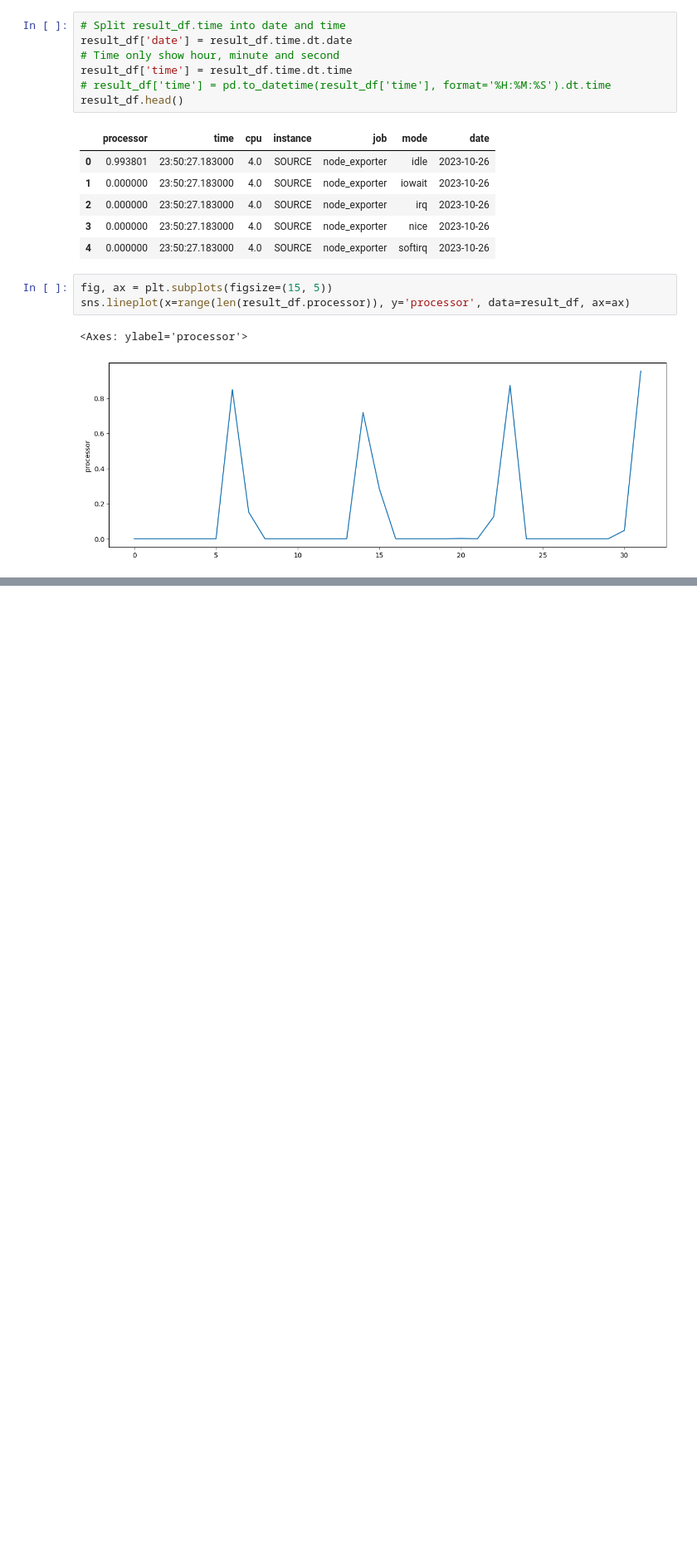
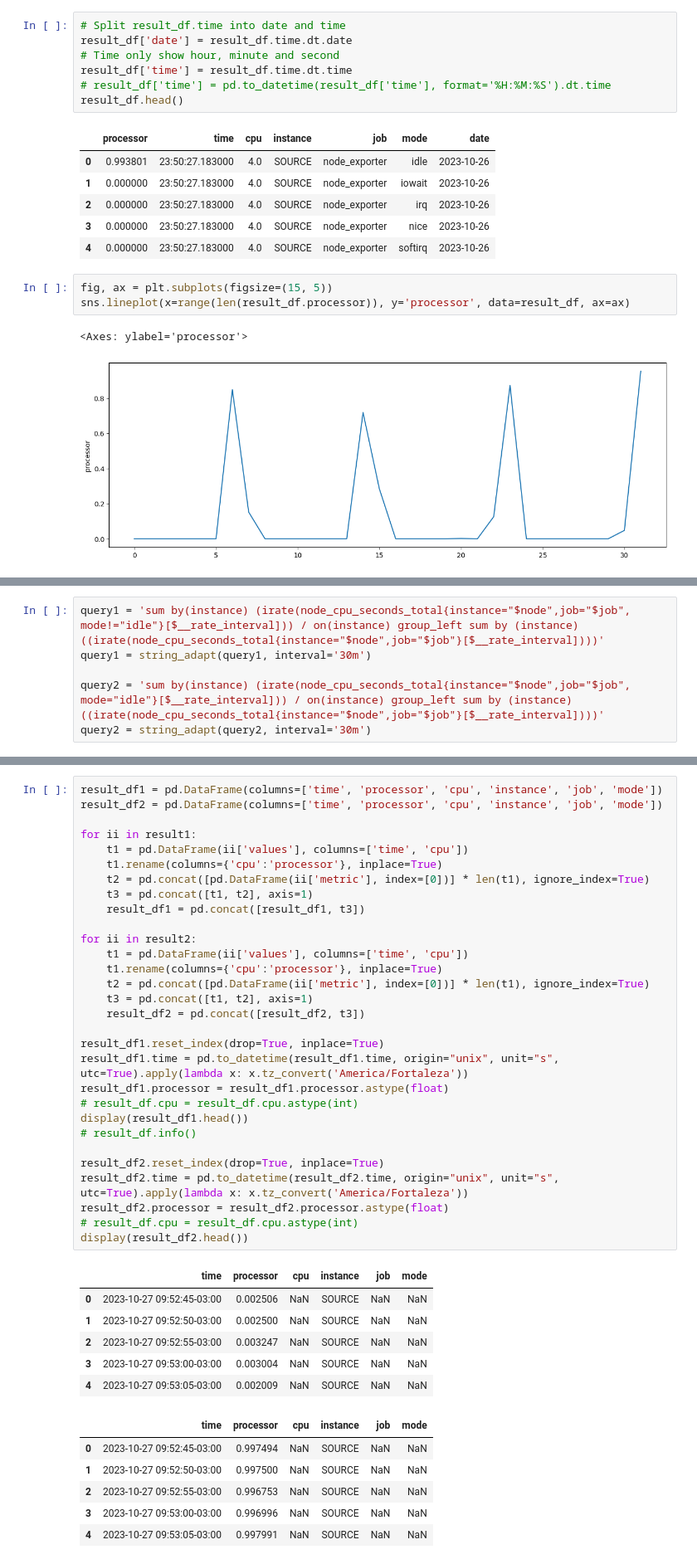
Before and after one commit to bombermal/TCC, a Jupyter notebook: Monitoring_VM/Retrieve/main.ipynb, the cells around one changed output, grey strips where cells are left out. Shown: that part at 83% size. Drawn from its saved outputs; the diff is of its cells as text; blank space fills up the shorter version.

```diff
--- a/Monitoring_VM/Retrieve/main.ipynb
+++ b/Monitoring_VM/Retrieve/main.ipynb
@@ -83,0 +156,6 @@ Timestamp('2023-10-27 00:09:03.448999882-0300', tz='America/Fortaleza')
+# %%
+query1 = 'sum by(instance) (irate(node_cpu_seconds_total{instance="$node",job="$job", mode!="idle"}[$__rate_interval])) / on(instance) group_left sum by (instance)((irate(node_cpu_seconds_total{instance="$node",job="$job"}[$__rate_interval])))'
+query1 = string_adapt(query1, interval='30m')
+
+query2 = 'sum by(instance) (irate(node_cpu_seconds_total{instance="$node",job="$job", mode="idle"}[$__rate_interval])) / on(instance) group_left sum by (instance)((irate(node_cpu_seconds_total{instance="$node",job="$job"}[$__rate_interval])))'
+query2 = string_adapt(query2, interval='30m')
@@ -83,0 +174,43 @@ Timestamp('2023-10-27 00:09:03.448999882-0300', tz='America/Fortaleza')
+# %%
+result_df1 = pd.DataFrame(columns=['time', 'processor', 'cpu', 'instance', 'job', 'mode'])
+result_df2 = pd.DataFrame(columns=['time', 'processor', 'cpu', 'instance', 'job', 'mode'])
+
+for ii in result1:
+    t1 = pd.DataFrame(ii['values'], columns=['time', 'cpu'])
+    t1.rename(columns={'cpu':'processor'}, inplace=True)
+    t2 = pd.concat([pd.DataFrame(ii['metric'], index=[0])] * len(t1), ignore_index=True)
+    t3 = pd.concat([t1, t2], axis=1)
+    result_df1 = pd.concat([result_df1, t3])
+
+for ii in result2:
+    t1 = pd.DataFrame(ii['values'], columns=['time', 'cpu'])
+    t1.rename(columns={'cpu':'processor'}, inplace=True)
+    t2 = pd.concat([pd.DataFrame(ii['metric'], index=[0])] * len(t1), ignore_index=True)
+    t3 = pd.concat([t1, t2], axis=1)
+    result_df2 = pd.concat([result_df2, t3])
+
+result_df1.reset_index(drop=True, inplace=True)
+result_df1.time = pd.to_datetime(result_df1.time, origin="unix", unit="s", utc=True).apply(lambda x: x.tz_convert('America/Fortaleza'))
+result_df1.processor = result_df1.processor.astype(float)
+# result_df.cpu = result_df.cpu.astype(int)
+display(result_df1.head())
+# result_df.info()
+
+result_df2.reset_index(drop=True, inplace=True)
+result_df2.time = pd.to_datetime(result_df2.time, origin="unix", unit="s", utc=True).apply(lambda x: x.tz_convert('America/Fortaleza'))
+result_df2.processor = result_df2.processor.astype(float)
+# result_df.cpu = result_df.cpu.astype(int)
+display(result_df2.head())
+# %% [output]
+|  | time | processor | cpu | instance | job | mode |
+| 0 | 2023-10-27 09:52:45-03:00 | 0.002506 | NaN | SOURCE | NaN | NaN |
+| 1 | 2023-10-27 09:52:50-03:00 | 0.002500 | NaN | SOURCE | NaN | NaN |
+| 2 | 2023-10-27 09:52:55-03:00 | 0.003247 | NaN | SOURCE | NaN | NaN |
+| 3 | 2023-10-27 09:53:00-03:00 | 0.003004 | NaN | SOURCE | NaN | NaN |
+| 4 | 2023-10-27 09:53:05-03:00 | 0.002009 | NaN | SOURCE | NaN | NaN |
+|  | time | processor | cpu | instance | job | mode |
+| 0 | 2023-10-27 09:52:45-03:00 | 0.997494 | NaN | SOURCE | NaN | NaN |
+| 1 | 2023-10-27 09:52:50-03:00 | 0.997500 | NaN | SOURCE | NaN | NaN |
+| 2 | 2023-10-27 09:52:55-03:00 | 0.996753 | NaN | SOURCE | NaN | NaN |
+| 3 | 2023-10-27 09:53:00-03:00 | 0.996996 | NaN | SOURCE | NaN | NaN |
+| 4 | 2023-10-27 09:53:05-03:00 | 0.997991 | NaN | SOURCE | NaN | NaN |
```
Also changed, not shown: parts of 11 cells of this notebook, 7 other files.
